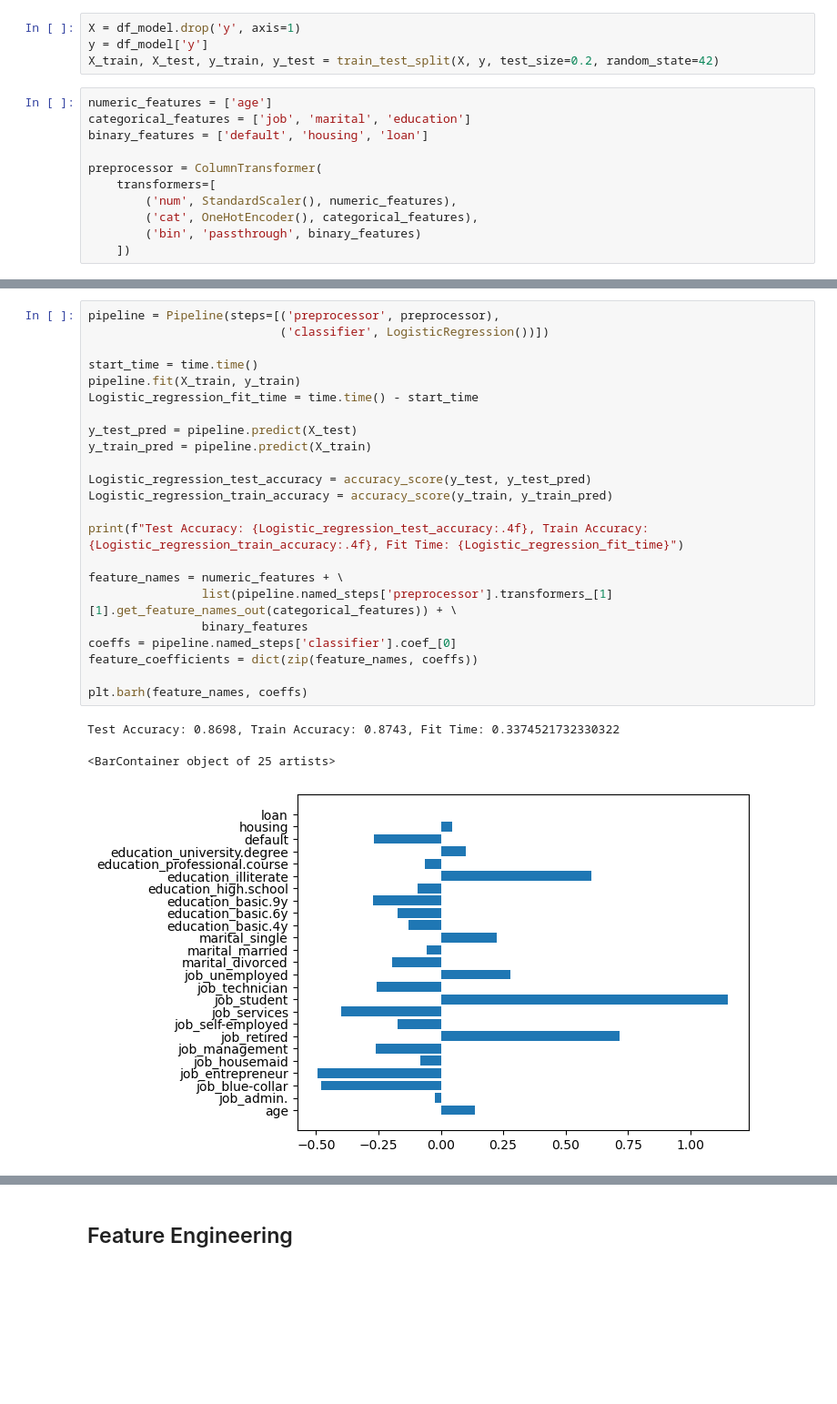
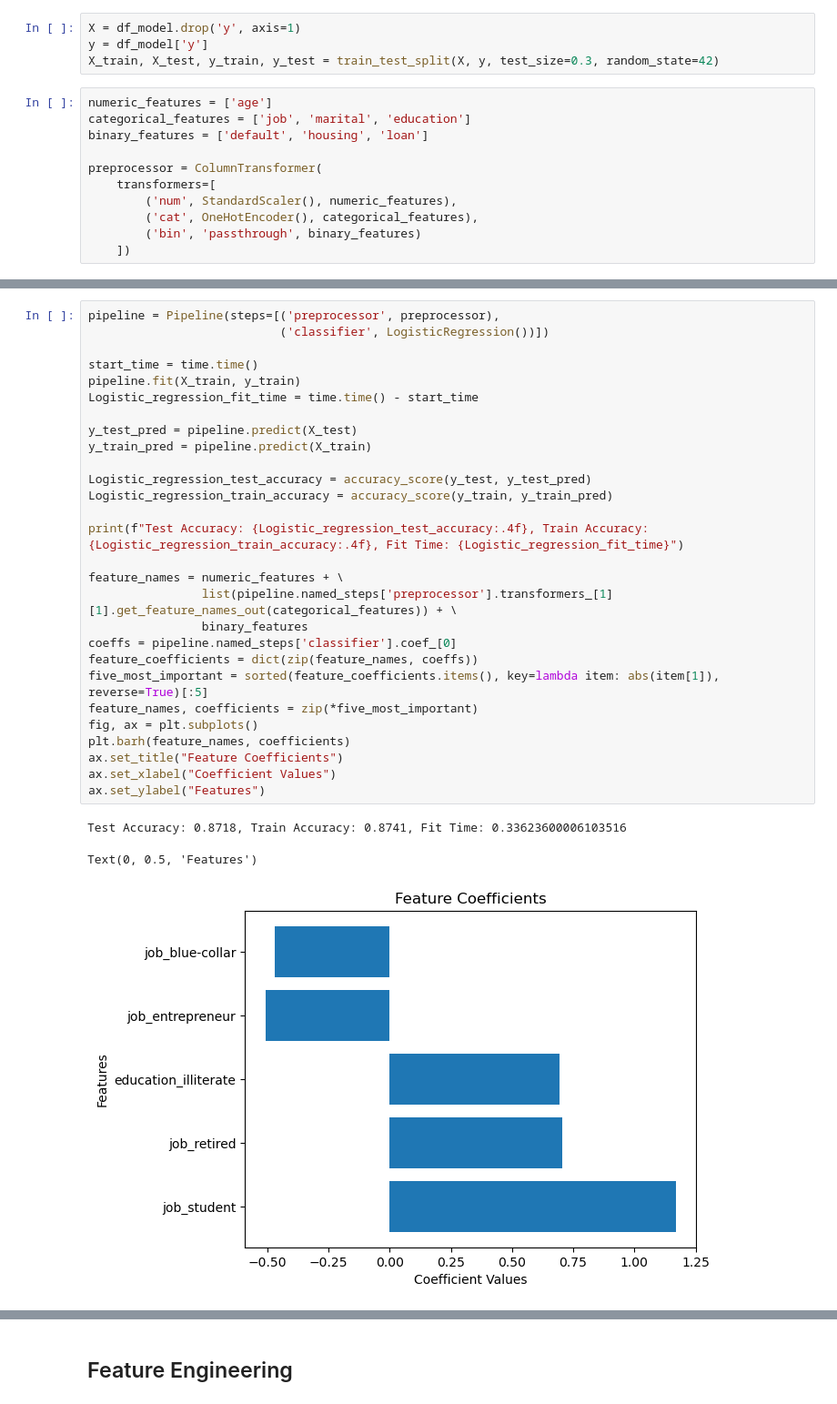
Before and after one commit to ngratzi/classifiers, a Jupyter notebook: prompt_III.ipynb, the cells around one changed output, grey strips where cells are left out. Shown at 91% size. Cells and saved outputs as stored; diff of their text form; blank space fills up the shorter version.

```diff
--- a/prompt_III.ipynb
+++ b/prompt_III.ipynb
@@ -158,7 +198,7 @@ With your data prepared, split it into a train and test set.
 # %%
 X = df_model.drop('y', axis=1)
 y = df_model['y']
-X_train, X_test, y_train, y_test = train_test_split(X, y, test_size=0.2, random_state=42)
+X_train, X_test, y_train, y_test = train_test_split(X, y, test_size=0.3, random_state=42)
 # %%
 numeric_features = ['age']
 categorical_features = ['job', 'marital', 'education']
@@ -177,27 +219,32 @@ Before we build our first model, we want to establish a baseline.  What is the b
 # %%
 pipeline = Pipeline(steps=[('preprocessor', preprocessor),
                            ('classifier', LogisticRegression())])
 
 start_time = time.time()
 pipeline.fit(X_train, y_train)
 Logistic_regression_fit_time = time.time() - start_time
 
 y_test_pred = pipeline.predict(X_test)
 y_train_pred = pipeline.predict(X_train)
 
 Logistic_regression_test_accuracy = accuracy_score(y_test, y_test_pred)
 Logistic_regression_train_accuracy = accuracy_score(y_train, y_train_pred)
 
 print(f"Test Accuracy: {Logistic_regression_test_accuracy:.4f}, Train Accuracy: {Logistic_regression_train_accuracy:.4f}, Fit Time: {Logistic_regression_fit_time}")
 
 feature_names = numeric_features + \
                 list(pipeline.named_steps['preprocessor'].transformers_[1][1].get_feature_names_out(categorical_features)) + \
                 binary_features
 coeffs = pipeline.named_steps['classifier'].coef_[0]
 feature_coefficients = dict(zip(feature_names, coeffs))
-
-plt.barh(feature_names, coeffs)
+five_most_important = sorted(feature_coefficients.items(), key=lambda item: abs(item[1]), reverse=True)[:5]
+feature_names, coefficients = zip(*five_most_important)
+fig, ax = plt.subplots()
+plt.barh(feature_names, coefficients)
+ax.set_title("Feature Coefficients")
+ax.set_xlabel("Coefficient Values")
+ax.set_ylabel("Features")
 # %% [output]
-Test Accuracy: 0.8698, Train Accuracy: 0.8743, Fit Time: 0.3374521732330322
+Test Accuracy: 0.8718, Train Accuracy: 0.8741, Fit Time: 0.33623600006103516
-<BarContainer object of 25 artists>
+Text(0, 0.5, 'Features')
-[figure, old version]
+[figure, new version]
```
Also changed, not shown: parts of 30 cells of this notebook, 4 other files.
